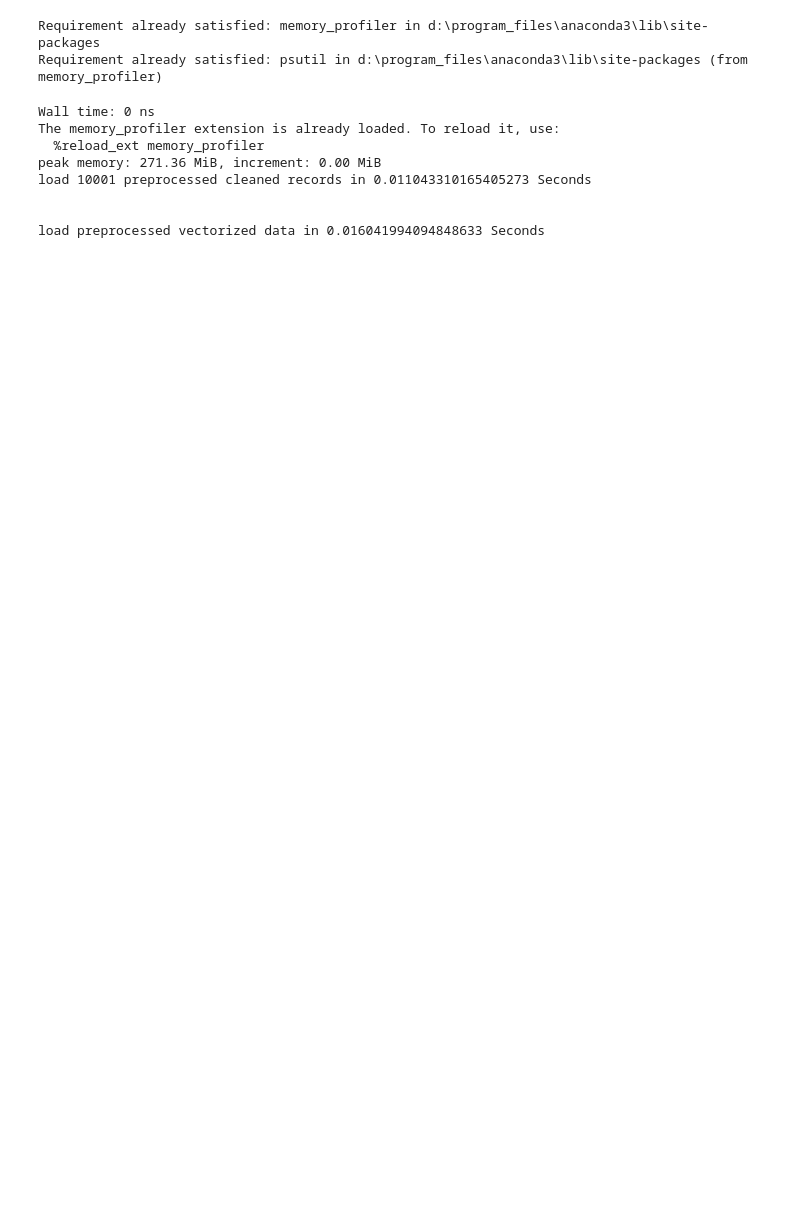
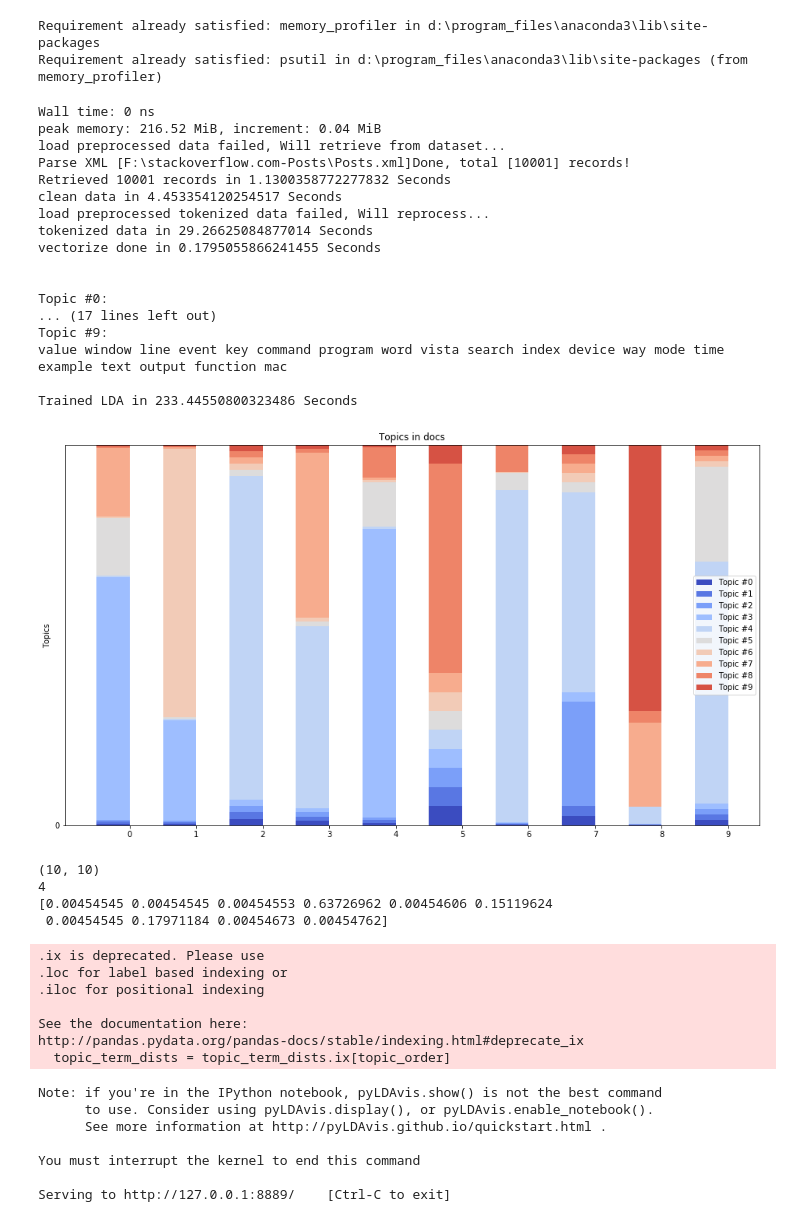
Before and after one commit to heirish/machine-learning-portfolio, a Jupyter notebook: algorithms/nlp/spacy_topic_model.ipynb, the cells around one changed output. Saved outputs shown, nothing was run; the diff lists cells and outputs as text; code cells hidden in the pictures; blank space fills up the shorter version.

Commit message:
add chunks for multiprocessing

```diff
--- a/algorithms/nlp/spacy_topic_model.ipynb
+++ b/algorithms/nlp/spacy_topic_model.ipynb
@@ -127,7 +128,7 @@ def loadAndCleanData(force_reload=False, n_jobs=1, force_reload_file=None, force
 # %%
 #https://stackoverflow.com/questions/11025005/python-sharing-a-dictionary-between-parallel-processes
 #https://stackoverflow.com/questions/5442910/python-multiprocessing-pool-map-for-multiple-arguments
-def tokenizeAndVectorieData(data_in, force_reprocess=False, n_jobs=1, min_df=1, max_df = 1.0, max_features=20000):
+def tokenizeAndVectorieData(data_in, nchunks=3, force_reprocess=False, n_jobs=1, min_df=1, max_df = 1.0, max_features=20000):
     #tokenized
     try:
         if force_reprocess:
@@ -140,7 +141,13 @@ def tokenizeAndVectorieData(data_in, force_reprocess=False, n_jobs=1, min_df=1,
         print("load preprocessed tokenized data failed, Will reprocess...")
         start_time = time.time()
         pool = multiprocessing.Pool(n_jobs)
-        tokenized_data = pool.map(utilDataPreprocess.tokenizeText, data_in)
+        #split data_in into 3 parts
+        # for multiprocessing 'i' format requires -2147483648 <= number <= 2147483647
+        chunk_size = int(math.ceil(len(data_in) / nchunks))
+        tokenized_data = []
+        for i in range(nchunks):
+            tokenized_data_tmp = pool.map(utilDataPreprocess.tokenizeText, data_in[chunk_size*i:chunk_size*(i+1)])
+            tokenized_data.extend(tokenized_data_tmp)
         pool.close()
         pool.join()
         try:
@@ -188,55 +195,83 @@ if __name__ == "__main__":
     #Parse XML [F:\stackoverflow.com-Posts\Posts.xml]Done, total [1001] records!
     #Retrieved 1001 records in 0.1178131103515625 Seconds
     #clean data in 2.963881731033325 Seconds
-    #idlist, cleaned_data = loadAndCleanData(force_reload=True, n_jobs=4,
-    #                                        force_reload_file=r"F:\stackoverflow.com-Posts\Posts.xml",
-    #                                        force_reload_count=10000)
-    idlist, cleaned_data = loadAndCleanData()
+    idlist, cleaned_data = loadAndCleanData(force_reload=True, n_jobs=4,
+                                            force_reload_file=r"F:\stackoverflow.com-Posts\Posts.xml",
+                                            force_reload_count=10000)
+    #idlist, cleaned_data = loadAndCleanData()
     #cleaned_data_dict=dict(zip(idlist, cleaned_data))
-    print("\n")
 
     #tokenized data in 13.708552837371826 Seconds
     #vectorize done in 0.02807474136352539 Seconds
-    #tokenized_data, vecterized_data, vectorizer = tokenizeAndVectorieData(cleaned_data,
-    #                                                                      force_reprocess = True,
-    #                                                                      n_jobs=4,
-    #                                                                      min_df=5, #5
-    #                                                                      max_df=0.6, #0.6
-    #                                                                      max_features=20000)
-    tokenized_data, vecterized_data, vectorizer = vectorizData(cleaned_data, n_jobs=4,min_df=1,max_df=1.0,max_features=20000)
+    tokenized_data, vecterized_data, vectorizer = tokenizeAndVectorieData(cleaned_data,
+                                                                          force_reprocess = True,
+                                                                          n_jobs=4,
+                                                                          min_df=1, #5
+                                                                          max_df=1.0, #0.6
+                                                                          max_features=20000)
+    #tokenized_data, vecterized_data, vectorizer = vectorizData(cleaned_data, n_jobs=4,min_df=1,max_df=1.0,max_features=20000)
     #if tokenized_data:
     #    tokenized_data_dict=dict(zip(idlist, tokenized_data))
     #vecterized_data_dict=dict(zip(idlist, vecterized_data))
     print("\n")
 
     #n_jobs=-1, Trained LDA in 303.9054253101349 Seconds
     #n_jobs=1, Trained LDA in 146.29173946380615 Seconds
     start_time = time.time()
     lda = utilLDA.trainLDA(vecterized_data, n_topics=10, n_jobs=1)
     try:
         utilTools.dillDump("./lda.pkl", lda)
     except:
         pass
     feature_names = vectorizer.get_feature_names()
     utilLDA.print_top_words(lda, feature_names, 20)
     end_time = time.time()
     print("Trained LDA in {} Seconds".format(end_time - start_time))
 
     #get document_topic_distribution
-    doc_topic_distr = lda.transform(vecterized_data[:15])
+    #doc_topic_distr = lda.transform(vecterized_data[:15])
+    doc_topic_distr = lda.transform(vecterized_data[:10])
     utilLDA.visDocTopicDist(doc_topic_distr)
     print(doc_topic_distr.shape)
     print(idlist[0])
     print(doc_topic_distr[0])
 
     #utilLDA.visLDA(lda, vecterized_data, vectorizer, utilTools.getIP(), 8889)
     utilLDA.visLDA(lda, vecterized_data, vectorizer, "127.0.0.1",8889)
 # %% [output]
 Wall time: 0 ns
-The memory_profiler extension is already loaded. To reload it, use:
-  %reload_ext memory_profiler
-peak memory: 271.36 MiB, increment: 0.00 MiB
-load 10001 preprocessed cleaned records in 0.011043310165405273 Seconds
+peak memory: 216.52 MiB, increment: 0.04 MiB
+load preprocessed data failed, Will retrieve from dataset...
+Parse XML [F:\stackoverflow.com-Posts\Posts.xml]Done, total [10001] records!
+Retrieved 10001 records in 1.1300358772277832 Seconds
+clean data in 4.453354120254517 Seconds
+load preprocessed tokenized data failed, Will reprocess...
+tokenized data in 29.26625084877014 Seconds
+vectorize done in 0.1795055866241455 Seconds
 
 
-load preprocessed vectorized data in 0.016041994094848633 Seconds
+Topic #0:
+... (17 lines left out)
+Topic #9:
+value window line event key command program word vista search index device way mode time example text output function mac
+
+Trained LDA in 233.44550800323486 Seconds
+[figure, added]
+(10, 10)
+4
+[0.00454545 0.00454545 0.00454553 0.63726962 0.00454606 0.15119624
+ 0.00454545 0.17971184 0.00454673 0.00454762]
+.ix is deprecated. Please use
+.loc for label based indexing or
+.iloc for positional indexing
+
+See the documentation here:
+http://pandas.pydata.org/pandas-docs/stable/indexing.html#deprecate_ix
+  topic_term_dists = topic_term_dists.ix[topic_order]
+Note: if you're in the IPython notebook, pyLDAvis.show() is not the best command
+      to use. Consider using pyLDAvis.display(), or pyLDAvis.enable_notebook().
+      See more information at http://pyLDAvis.github.io/quickstart.html .
+
+You must interrupt the kernel to end this command
+
+Serving to http://127.0.0.1:8889/    [Ctrl-C to exit]
```
Also changed, not shown: parts of 2 cells of this notebook.
